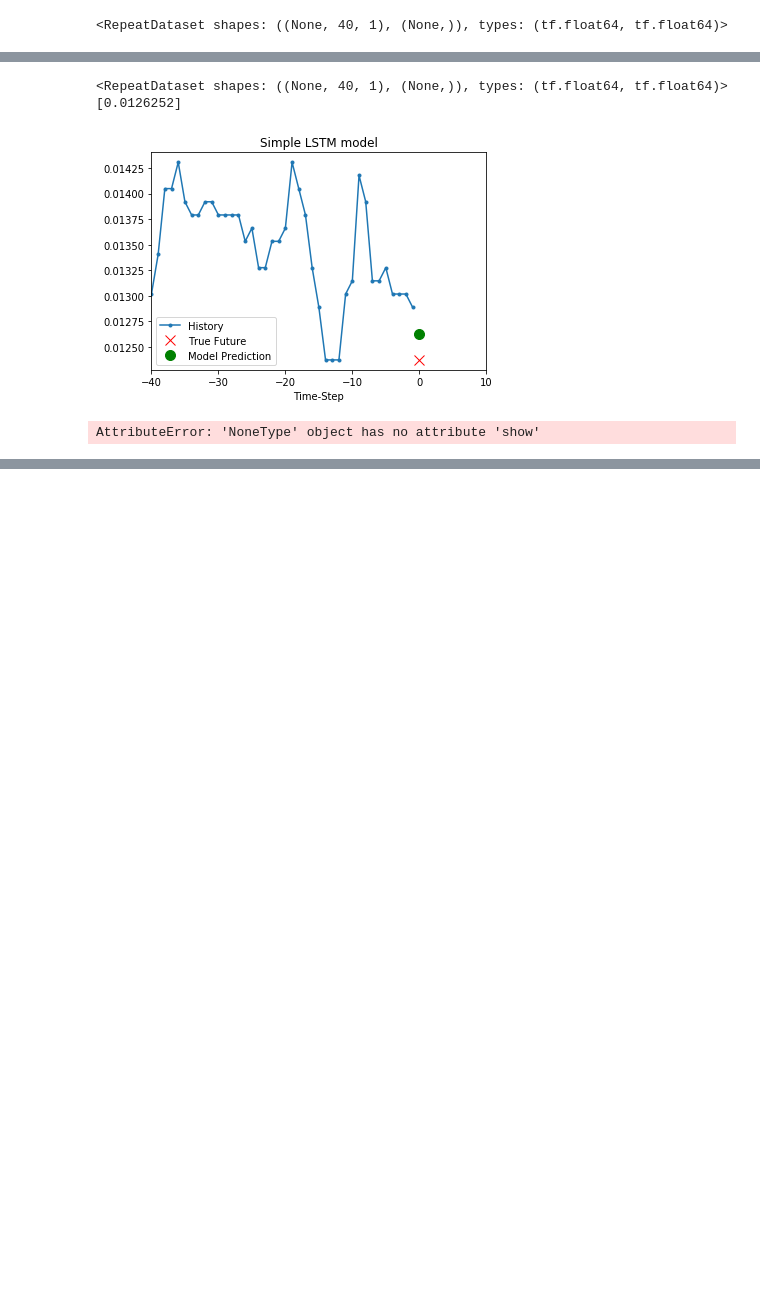
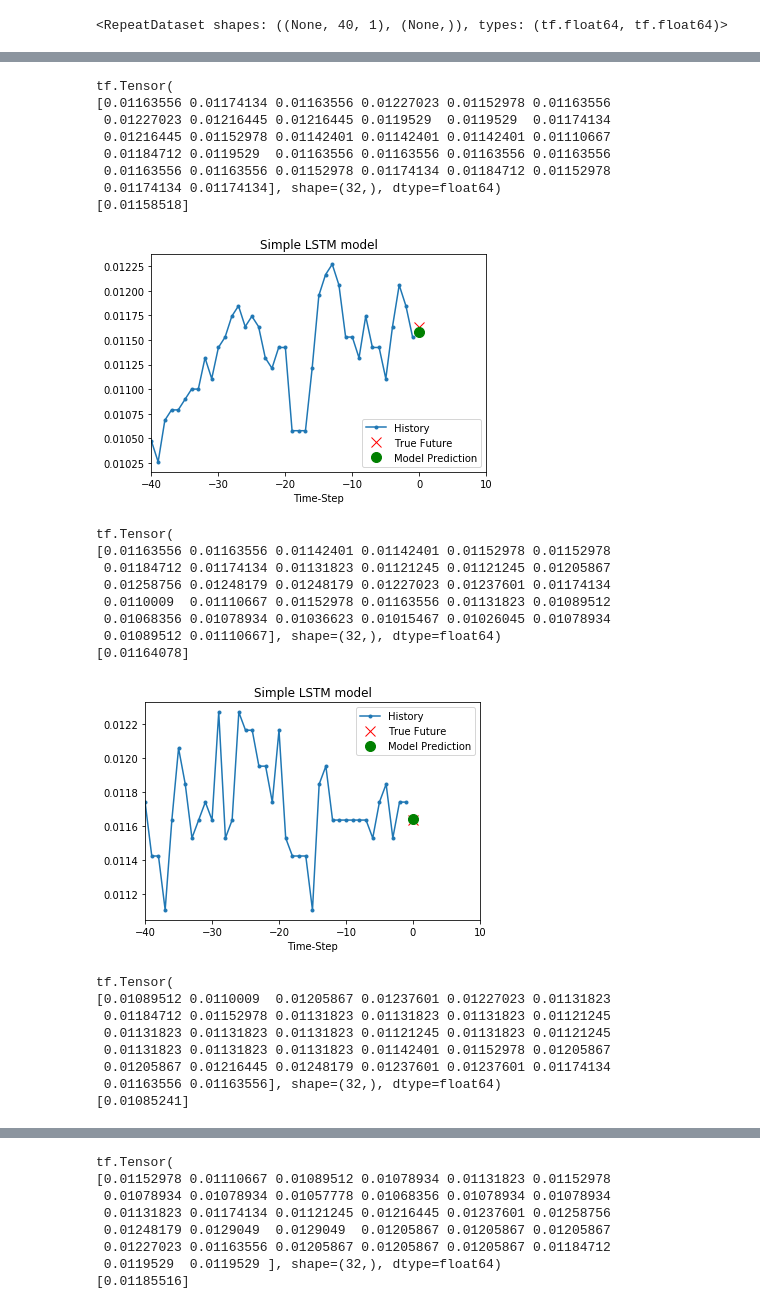
Before and after one commit to ashwindersk/Trader, a Jupyter notebook: LSTM/Train.ipynb, the cells around one changed output, grey strips where cells are left out. Cells and saved outputs as stored; diff of their text form; code cells hidden in the pictures; blank space fills up the shorter version.

Commit message:
IMPLEMENTED: Working univariate LSTM with single dataset

```diff
--- a/LSTM/Train.ipynb
+++ b/LSTM/Train.ipynb
@@ -96,0 +83,8 @@ print(len(midprice_x))
+# %%
+midprices_fname = '../BSE/midprice.csv'
+transactions_fname = '../BSE/transactions.csv'
+
+midprices = DataLoader(midprices_fname)
+transactions = DataLoader(transactions_fname)
+print(midprices.head())
+midprices.plot(subplots=True)
@@ -96,0 +102,3 @@ print(len(midprice_x))
+# %%
+midprice_data = midprices.values
+midprice_data = normalise_data(midprice_data)
@@ -99,9 +110,11 @@ TRAIN_SPLIT = 5000
 univariate_past_history = 40
 univariate_future_target = 0
 
-x_train_uni, y_train_uni = univariate_data(midprice_y, 0, TRAIN_SPLIT,
+x_train_uni, y_train_uni = univariate_data(midprice_data, 0, TRAIN_SPLIT,
                                            univariate_past_history,
                                            univariate_future_target)
-x_val_uni, y_val_uni = univariate_data(midprice_y, TRAIN_SPLIT, None,
+x_val_uni, y_val_uni = univariate_data(midprice_data, TRAIN_SPLIT, None,
                                        univariate_past_history,
                                        univariate_future_target)
+
+print(len(x_val_uni), len(y_val_uni))
@@ -108,14 +123,14 @@ x_val_uni, y_val_uni = univariate_data(midprice_y, TRAIN_SPLIT, None,
 # %%
-BATCH_SIZE = 256
+BATCH_SIZE = 32
 BUFFER_SIZE = 1000
 
 train_univariate = tf.data.Dataset.from_tensor_slices((x_train_uni, y_train_uni))
 train_univariate = train_univariate.cache().shuffle(BUFFER_SIZE).batch(BATCH_SIZE).repeat()
 
 val_univariate = tf.data.Dataset.from_tensor_slices((x_val_uni, y_val_uni))
+val_univariate = val_univariate.batch(BATCH_SIZE).repeat()
 
-val_univariate = val_univariate.batch(BATCH_SIZE).repeat()
-val_univariate
+print(val_univariate)
 # %% [output]
 <RepeatDataset shapes: ((None, 40, 1), (None,)), types: (tf.float64, tf.float64)>
 # %%
@@ -148,13 +163,34 @@ Epoch 10/10
 # %%
-print(val_univariate)
-for x, y in val_univariate.take(2):
+for x, y in val_univariate.take(1):
+        print(y)
         prediction = midprice_model.predict(x)[0]
         print (prediction)
         plot = show_plot([x[0].numpy(), y[0].numpy(),
                     prediction], 0, 'Simple LSTM model')
-        plot.show()
 # %% [output]
-<RepeatDataset shapes: ((None, 40, 1), (None,)), types: (tf.float64, tf.float64)>
-[0.0126252]
+tf.Tensor(
+[0.01163556 0.01174134 0.01163556 0.01227023 0.01152978 0.01163556
+ 0.01227023 0.01216445 0.01216445 0.0119529  0.0119529  0.01174134
+ 0.01216445 0.01152978 0.01142401 0.01142401 0.01142401 0.01110667
+ 0.01184712 0.0119529  0.01163556 0.01163556 0.01163556 0.01163556
+ 0.01163556 0.01163556 0.01152978 0.01174134 0.01184712 0.01152978
+ 0.01174134 0.01174134], shape=(32,), dtype=float64)
+[0.01158518]
-[figure, old version]
+[figure, new version]
-AttributeError: 'NoneType' object has no attribute 'show'
+tf.Tensor(
+[0.01163556 0.01163556 0.01142401 0.01142401 0.01152978 0.01152978
+ 0.01184712 0.01174134 0.01131823 0.01121245 0.01121245 0.01205867
+ 0.01258756 0.01248179 0.01248179 0.01227023 0.01237601 0.01174134
+ 0.0110009  0.01110667 0.01152978 0.01163556 0.01131823 0.01089512
+ 0.01068356 0.01078934 0.01036623 0.01015467 0.01026045 0.01078934
+ 0.01089512 0.01110667], shape=(32,), dtype=float64)
+[0.01164078]
+[figure, added]
+tf.Tensor(
+[0.01089512 0.0110009  0.01205867 0.01237601 0.01227023 0.01131823
+ 0.01184712 0.01152978 0.01131823 0.01131823 0.01131823 0.01121245
+ 0.01131823 0.01131823 0.01131823 0.01121245 0.01131823 0.01121245
+ 0.01131823 0.01131823 0.01131823 0.01142401 0.01152978 0.01205867
+ 0.01205867 0.01216445 0.01248179 0.01237601 0.01237601 0.01174134
+ 0.01163556 0.01163556], shape=(32,), dtype=float64)
+[0.01085241]
@@ -160,0 +198,8 @@ AttributeError: 'NoneType' object has no attribute 'show'
+tf.Tensor(
+[0.01152978 0.01110667 0.01089512 0.01078934 0.01131823 0.01152978
+ 0.01078934 0.01078934 0.01057778 0.01068356 0.01078934 0.01078934
+ 0.01131823 0.01174134 0.01121245 0.01216445 0.01237601 0.01258756
+ 0.01248179 0.0129049  0.0129049  0.01205867 0.01205867 0.01205867
+ 0.01227023 0.01163556 0.01205867 0.01205867 0.01205867 0.01184712
+ 0.0119529  0.0119529 ], shape=(32,), dtype=float64)
+[0.01185516]
```
Also changed, not shown: parts of 8 cells of this notebook, 3 other files.
